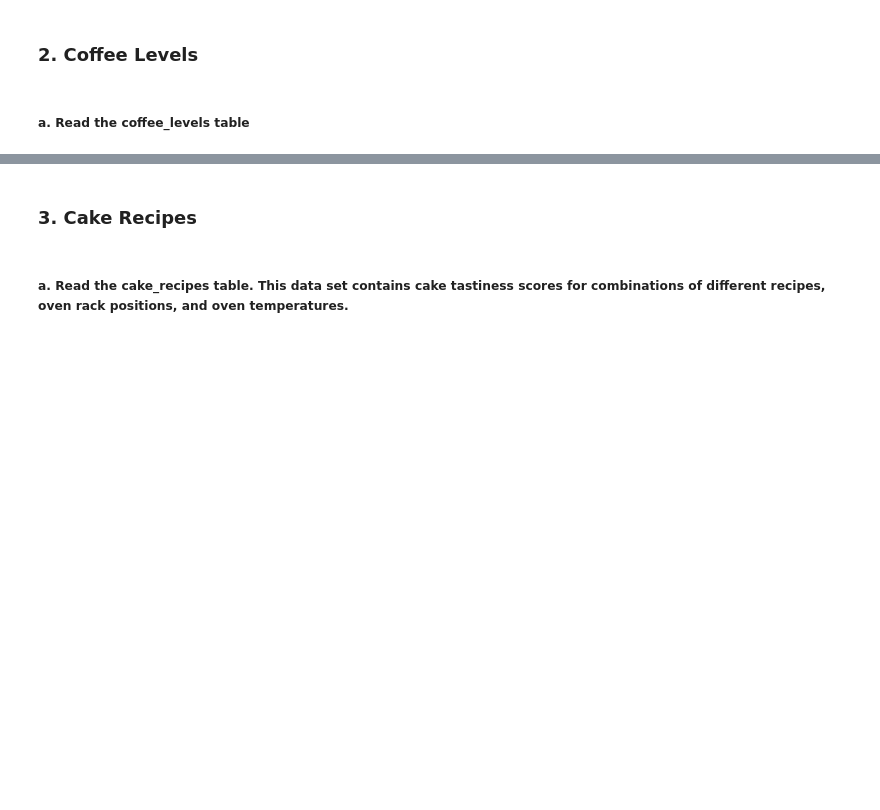
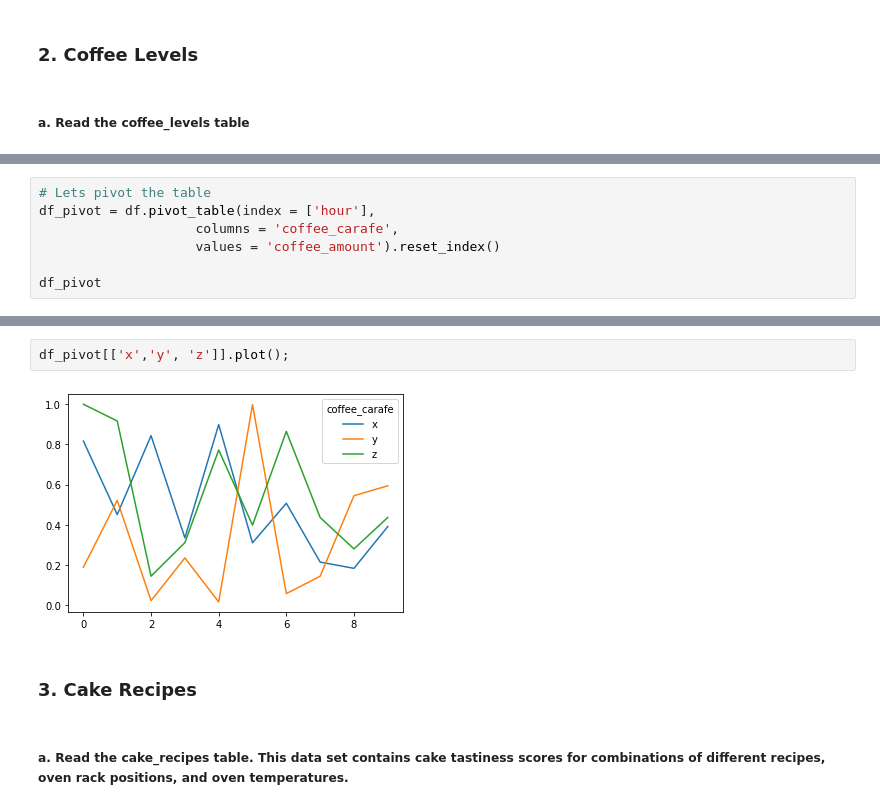
Before and after one commit to SchneemannDavid/Classification, a Jupyter notebook: exercises/tidy_data.ipynb, the cells around one changed output, grey strips where cells are left out. Saved outputs shown, nothing was run; the diff lists cells and outputs as text; blank space fills up the shorter version.

```diff
--- a/exercises/tidy_data.ipynb
+++ b/exercises/tidy_data.ipynb
@@ -23,0 +135,7 @@ FileNotFoundError: [Errno 2] No such file or directory: 'attendance.csv'
+# %%
+# Lets pivot the table
+df_pivot = df.pivot_table(index = ['hour'],
+                    columns = 'coffee_carafe',
+                    values = 'coffee_amount').reset_index()
+
+df_pivot
@@ -24,3 +154,7 @@ FileNotFoundError: [Errno 2] No such file or directory: 'attendance.csv'
+# %%
+df_pivot[['x','y', 'z']].plot();
+# %% [output]
+[figure, added]
 # %% [markdown]
 ### 3. Cake Recipes
 # %% [markdown]
```
Also changed, not shown: parts of 30 cells of this notebook, 4 other files.
